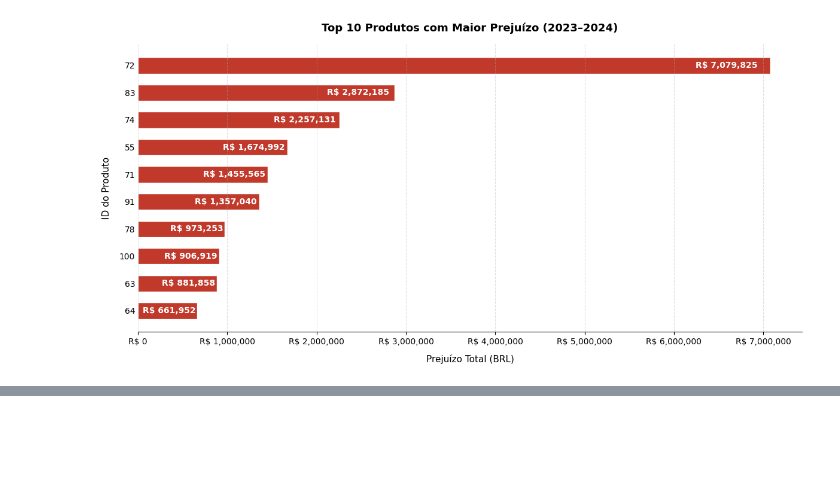
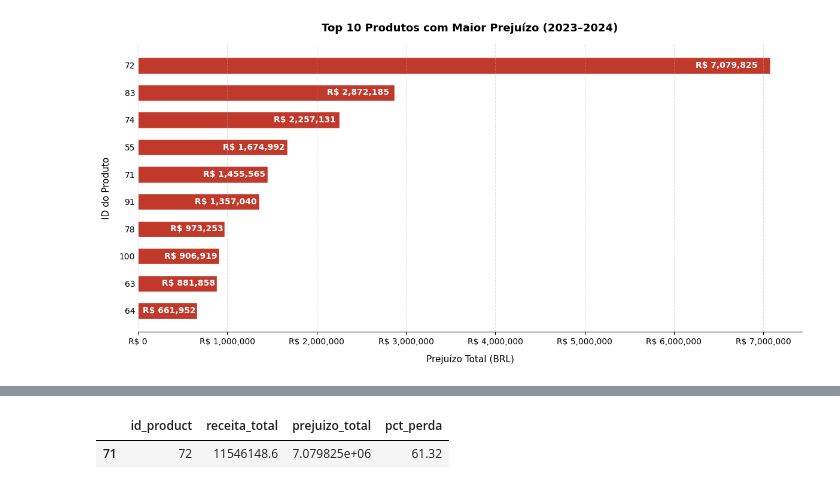
Before and after one commit to livmrqs/Desafio-Lighthouse, a Jupyter notebook: scripts/DadosPublicos.ipynb, the cells around one changed output, grey strips where cells are left out. Cells and saved outputs as stored; diff of their text form; code cells hidden in the pictures; blank space fills up the shorter version.

```diff
--- a/scripts/DadosPublicos.ipynb
+++ b/scripts/DadosPublicos.ipynb
@@ -209,0 +224,5 @@ plt.show()
+# %%
+agg[agg['prejuizo_total'] > 0].sort_values('pct_perda', ascending=False).head(1)
+# %% [output]
+|  | id_product | receita_total | prejuizo_total | pct_perda |
+| 71 | 72 | 11546148.6 | 7.079825e+06 | 61.32 |
```
Also changed, not shown: parts of 1 cell of this notebook, 1 other file.
